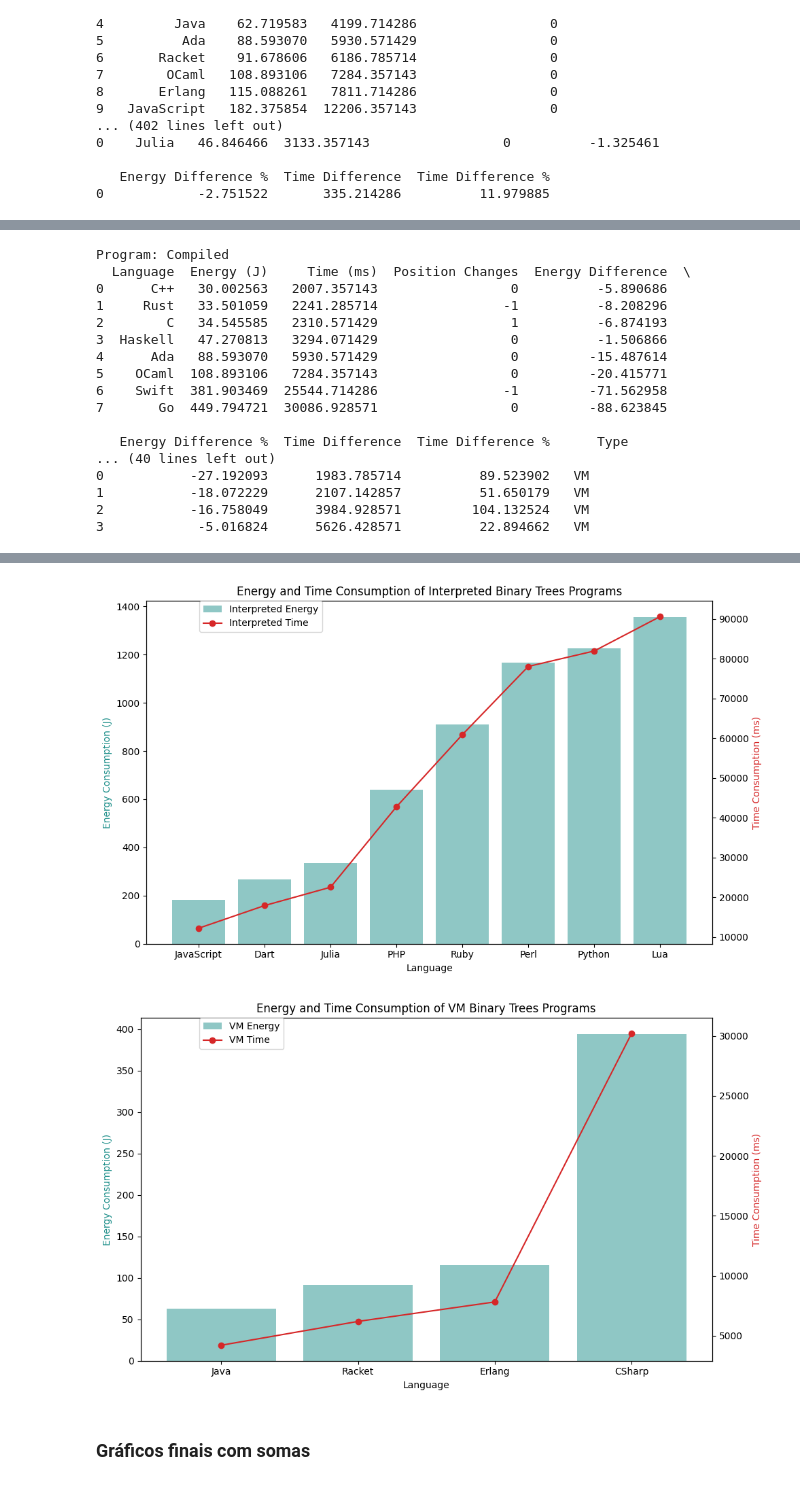
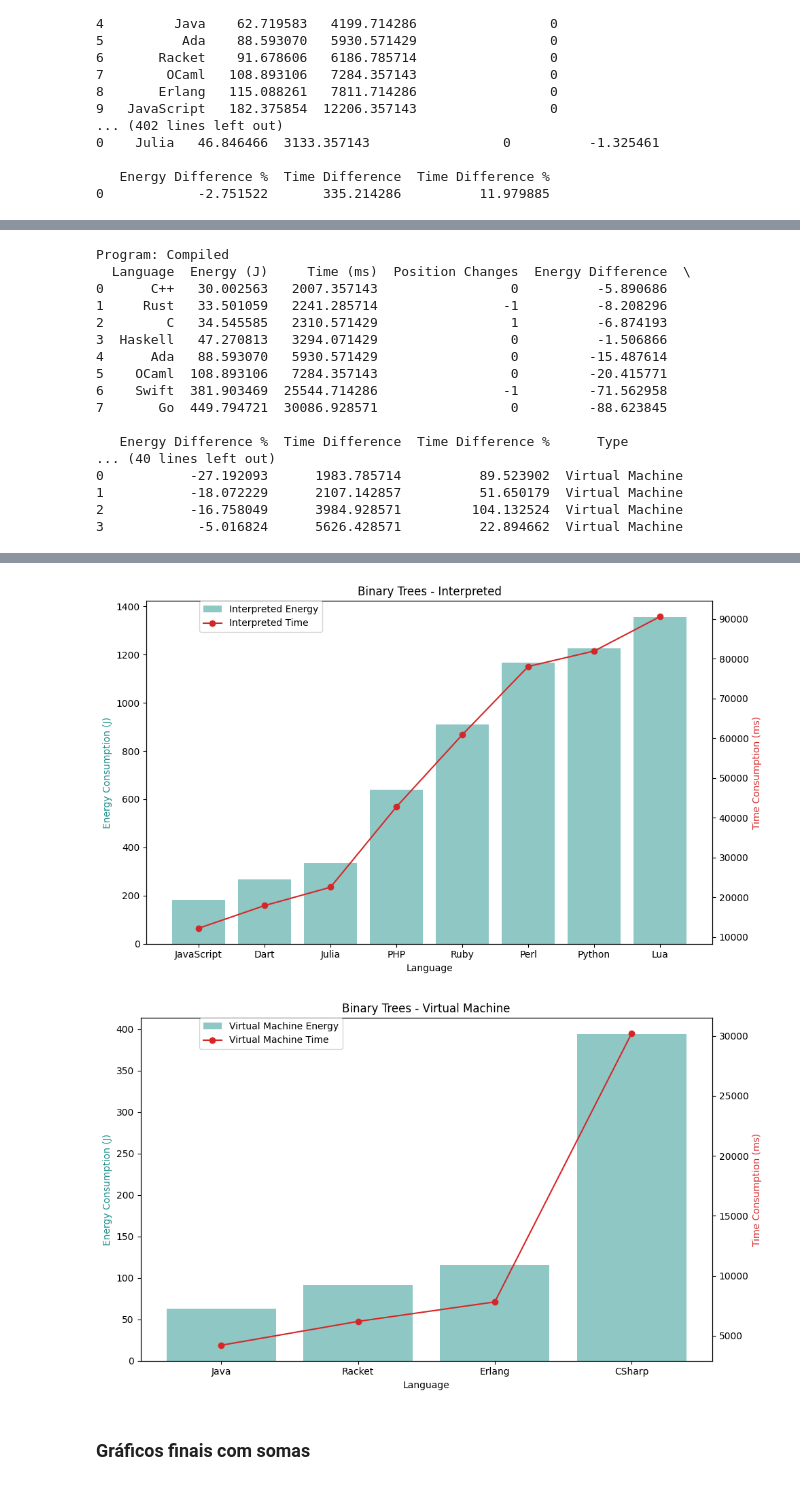
Before and after one commit to LuisMPSilva01/Energy-Languages-PowerCap, a Jupyter notebook: NoteBooks/statistics.ipynb, the cells around one changed output, grey strips where cells are left out. Cells and saved outputs as stored; diff of their text form; code cells hidden in the pictures.

```diff
--- a/NoteBooks/statistics.ipynb
+++ b/NoteBooks/statistics.ipynb
@@ -382,10 +382,10 @@ binaryTrees.loc[binaryTrees['Language'] == 'Python', 'Type'] = "Interpreted"
 binaryTrees.loc[binaryTrees['Language'] == 'Ruby', 'Type'] = "Interpreted"
 binaryTrees.loc[binaryTrees['Language'] == 'Julia', 'Type'] = "Interpreted"
 # %%
-binaryTrees.loc[binaryTrees['Language'] == 'CSharp', 'Type'] = "VM"
-binaryTrees.loc[binaryTrees['Language'] == 'Erlang', 'Type'] = "VM"
-binaryTrees.loc[binaryTrees['Language'] == 'Java', 'Type'] = "VM"
-binaryTrees.loc[binaryTrees['Language'] == 'Racket', 'Type'] = "VM"
+binaryTrees.loc[binaryTrees['Language'] == 'CSharp', 'Type'] = "Virtual Machine"
+binaryTrees.loc[binaryTrees['Language'] == 'Erlang', 'Type'] = "Virtual Machine"
+binaryTrees.loc[binaryTrees['Language'] == 'Java', 'Type'] = "Virtual Machine"
+binaryTrees.loc[binaryTrees['Language'] == 'Racket', 'Type'] = "Virtual Machine"
 # %%
 binaryTrees.head(20)
 # %% [output]
@@ -433,10 +433,10 @@ Program: Compiled
 
    Energy Difference %  Time Difference  Time Difference %      Type
 ... (40 lines left out)
-0           -27.192093      1983.785714          89.523902   VM
-1           -18.072229      2107.142857          51.650179   VM
-2           -16.758049      3984.928571         104.132524   VM
-3            -5.016824      5626.428571          22.894662   VM
+0           -27.192093      1983.785714          89.523902  Virtual Machine
+1           -18.072229      2107.142857          51.650179  Virtual Machine
+2           -16.758049      3984.928571         104.132524  Virtual Machine
+3            -5.016824      5626.428571          22.894662  Virtual Machine
 # %%
 import matplotlib.pyplot as plt
 # Function to plot
@@ -461,5 +461,5 @@ def plot_graph(data, title):
 
 # Plotting each type separately
 for program_type, program_data in binaryTrees_dict.items():
-    plot_graph({program_type: program_data}, f'Energy and Time Consumption of {program_type} Binary Trees Programs')
+    plot_graph({program_type: program_data}, f'Binary Trees - {program_type}')
 # %% [output]
@@ -467,5 +467,5 @@ for program_type, program_data in binaryTrees_dict.items():
-[figure, old version]
+[figure, new version]
-[figure, old version]
+[figure, new version]
 # %% [markdown]
 ### Gráficos finais com somas
 # %%
```
Also changed, not shown: parts of 1 cell of this notebook.
